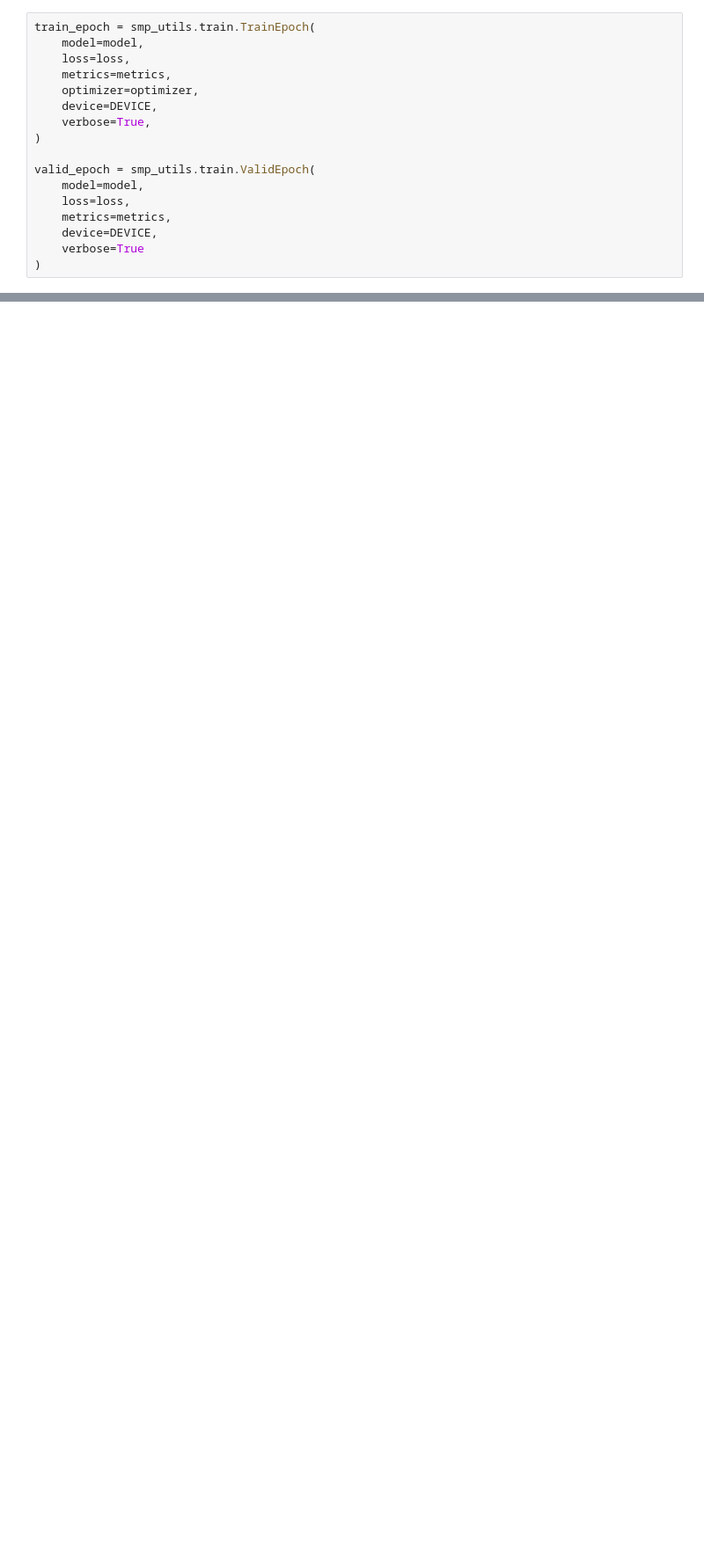
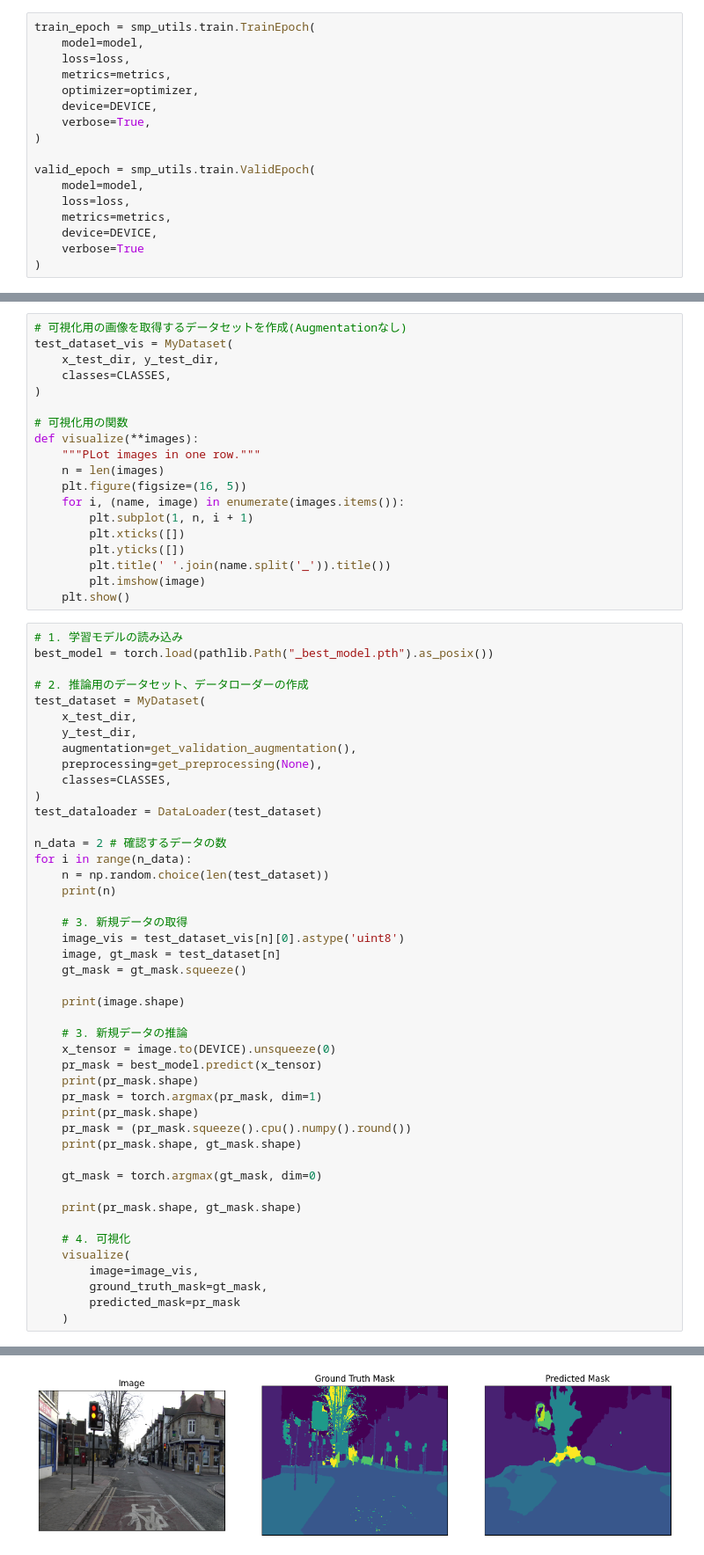
Before and after one commit to fummicc1/pytorch-segmentation-sample, a Jupyter notebook: toc.ipynb, the cells around one changed output, grey strips where cells are left out. Shown at 88% size. Cells and saved outputs as stored; diff of their text form; blank space fills up the shorter version.

```diff
--- a/toc.ipynb
+++ b/toc.ipynb
@@ -252,0 +283,65 @@ RuntimeError: one_hot is only applicable to index tensor.
+# %%
+# 可視化用の画像を取得するデータセットを作成(Augmentationなし)
+test_dataset_vis = MyDataset(
+    x_test_dir, y_test_dir,
+    classes=CLASSES,
+)
+
+# 可視化用の関数
+def visualize(**images):
+    """PLot images in one row."""
+    n = len(images)
+    plt.figure(figsize=(16, 5))
+    for i, (name, image) in enumerate(images.items()):
+        plt.subplot(1, n, i + 1)
+        plt.xticks([])
+        plt.yticks([])
+        plt.title(' '.join(name.split('_')).title())
+        plt.imshow(image)
+    plt.show()
+# %%
+# 1. 学習モデルの読み込み
+best_model = torch.load(pathlib.Path("_best_model.pth").as_posix())
+
+# 2. 推論用のデータセット、データローダーの作成
+test_dataset = MyDataset(
+    x_test_dir,
+    y_test_dir,
+    augmentation=get_validation_augmentation(),
+    preprocessing=get_preprocessing(None),
+    classes=CLASSES,
+)
+test_dataloader = DataLoader(test_dataset)
+
+n_data = 2 # 確認するデータの数
+for i in range(n_data):
+    n = np.random.choice(len(test_dataset))
+    print(n)
+
+    # 3. 新規データの取得
+    image_vis = test_dataset_vis[n][0].astype('uint8')
+    image, gt_mask = test_dataset[n]
+    gt_mask = gt_mask.squeeze()
+
+    print(image.shape)
+
+    # 3. 新規データの推論
+    x_tensor = image.to(DEVICE).unsqueeze(0)
+    pr_mask = best_model.predict(x_tensor)
+    print(pr_mask.shape)
+    pr_mask = torch.argmax(pr_mask, dim=1)
+    print(pr_mask.shape)
+    pr_mask = (pr_mask.squeeze().cpu().numpy().round())
+    print(pr_mask.shape, gt_mask.shape)
+
+    gt_mask = torch.argmax(gt_mask, dim=0)
+
+    print(pr_mask.shape, gt_mask.shape)
+
+    # 4. 可視化
+    visualize(
+        image=image_vis,
+        ground_truth_mask=gt_mask,
+        predicted_mask=pr_mask
+    )
+# %% [output]
@@ -252,0 +354 @@ RuntimeError: one_hot is only applicable to index tensor.
+[figure, added]
```
Also changed, not shown: parts of 6 cells of this notebook, 1 other file.
